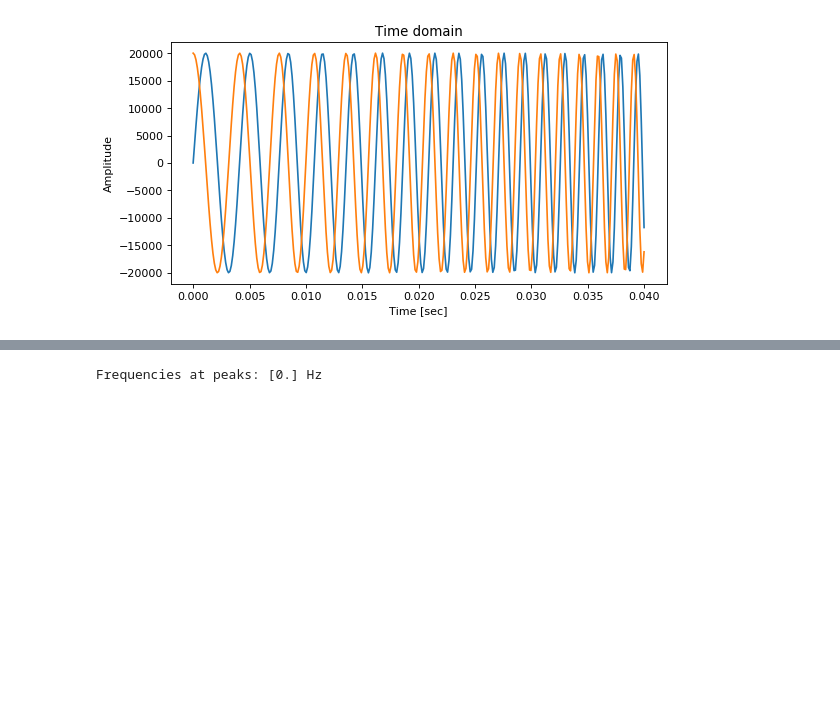
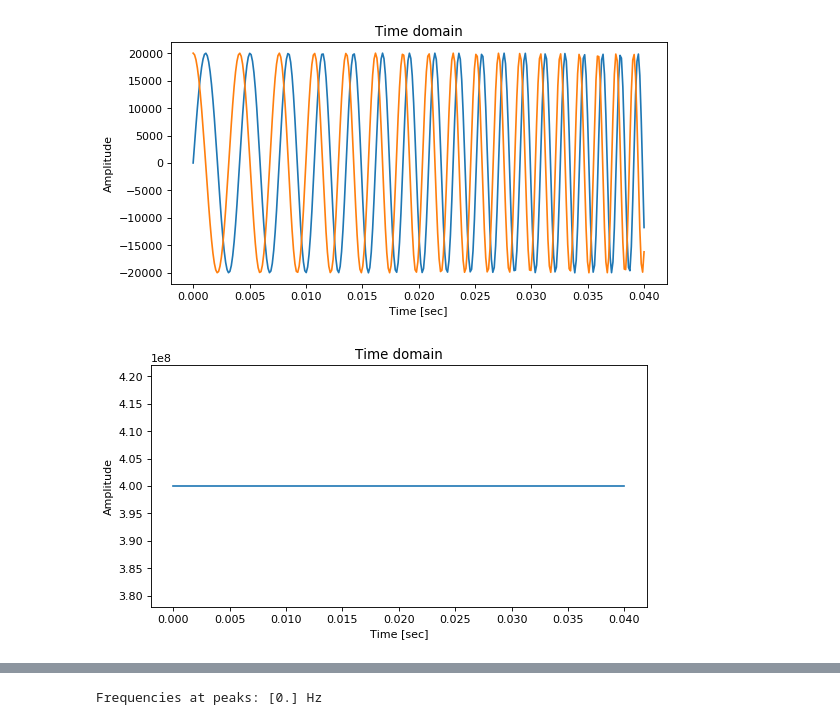
Before and after one commit to araobp/ultrasonic-communication, a Jupyter notebook: simulation/ChirpSimulation.ipynb, the cells around one changed output, grey strips where cells are left out. Cells and saved outputs as stored; diff of their text form; code cells hidden in the pictures; blank space fills up the shorter version.

```diff
--- a/simulation/ChirpSimulation.ipynb
+++ b/simulation/ChirpSimulation.ipynb
@@ -162,3 +171,8 @@ plot_spectrogram(chirp(length=2.0), nperseg=256, band=30)
 plot_wave(chirp(length=0.04).conjugate(), real_only=False)
 # %% [output]
 [figure]
+# %%
+# Up chirp * up chirp conjugate becomes DC
+plot_wave(chirp(length=0.04) * chirp(length=0.04).conjugate())
+# %% [output]
+[figure, added]
```
Also changed, not shown: parts of 36 cells of this notebook.
